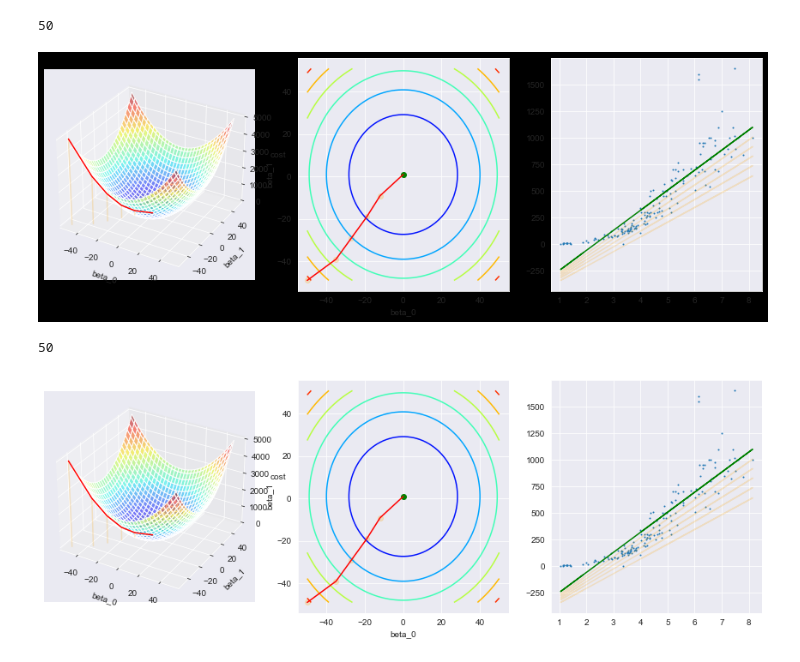
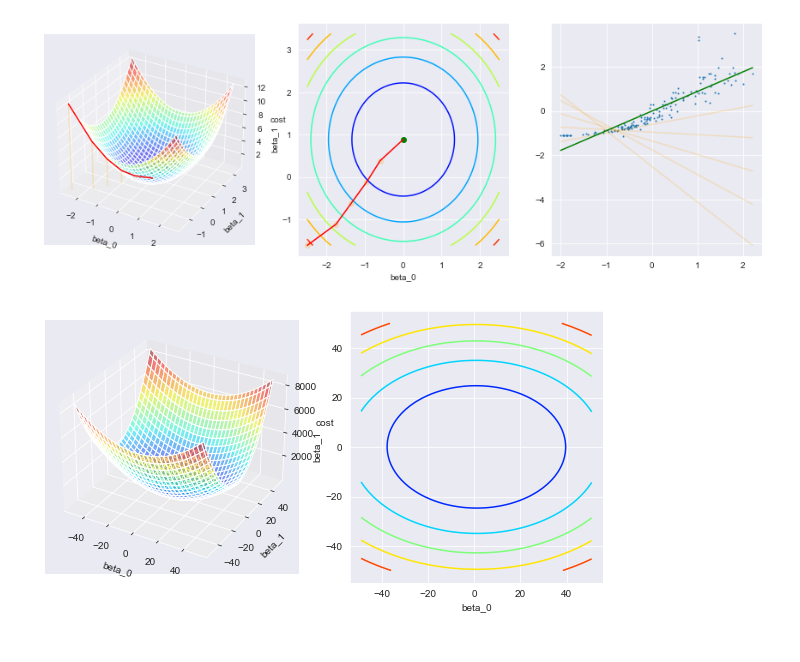
Before and after one commit to benikm91/cas_machine-learning-slides, a Jupyter notebook: code-examples/plots/regression/gradient_descent_plots.ipynb, the cells around one changed output. Drawn from its saved outputs; the diff is of its cells as text; code cells hidden in the pictures.

```diff
--- a/code-examples/plots/regression/gradient_descent_plots.ipynb
+++ b/code-examples/plots/regression/gradient_descent_plots.ipynb
@@ -146,0 +135,6 @@ print(bbeta_0, bbeta_1)
+# %%
+model = LinearRegression()
+model.fit(X_norm, y)
+bbeta_0 = model.intercept_[0]
+bbeta_1 = model.coef_[0][0]
+print(bbeta_0, bbeta_1)
@@ -147,3 +143,8 @@ print(bbeta_0, bbeta_1)
+# %%
+bbeta_0_deltas = list(map(lambda x: x / 2, [5, 3.5, 2.7, 1.9, 1.2, 0]))
+bbeta_1_deltas = list(map(lambda x: x / 2, [5, 4.0, 3.0, 2.0, 1.0, 0]))
+# %%
+beta_delta = max(bbeta_0_deltas + bbeta_1_deltas)
 # %%
 fig = plt.figure(figsize=(10, 5))
 ax = fig.add_subplot(1, 2, 1, projection='3d')
@@ -160,31 +160,29 @@ plt.show()
 # %%
-def plot_gradient_descent(bbeta_1, bbeta_2, X, y, bbeta_1_deltas = None, bbeta_2_deltas = None, beta_delta = 50):
+def plot_gradient_descent(bbeta_0, bbeta_1, X, y, bbeta_0_deltas = None, bbeta_1_deltas = None, beta_delta = 0, get_model = None):
     """
     WARNING: This function does only visualize how gradient descent works.
     The actual plots are a lie :D and do not depend on each other.
     """
 
+    bbeta_0_deltas = bbeta_0_deltas or []
     bbeta_1_deltas = bbeta_1_deltas or []
-    bbeta_2_deltas = bbeta_2_deltas or []
 
     fig = plt.figure(figsize=(15, 5), facecolor='white')
     ax = fig.add_subplot(1, 3, 1, projection='3d')
-    plot_J(ax, bbeta_1, bbeta_2, X, y, bbeta_1_deltas, bbeta_2_deltas, beta_delta)
+    plot_J(ax, bbeta_0, bbeta_1, X, y, bbeta_0_deltas, bbeta_1_deltas, beta_delta, get_model)
     ax_contour = fig.add_subplot(1, 3, 2)
     ax_contour.set_xlim(ax.get_xlim())
     ax_contour.set_ylim(ax.get_ylim())
-    plot_J_contour(ax_contour, bbeta_1, bbeta_2, X, y, bbeta_1_deltas, bbeta_2_deltas, beta_delta)
+    plot_J_contour(ax_contour, bbeta_0, bbeta_1, X, y, bbeta_0_deltas, bbeta_1_deltas, beta_delta, get_model)
     ax = fig.add_subplot(1, 3, 3)
-    ax.scatter(df['width (cm)'], df['weight (g)'], s=1)
 
-    X, y = df[['width (cm)']], df['weight (g)']
-    for bbeta_1_delta, bbeta_2_delta in zip(bbeta_1_deltas, bbeta_2_deltas):
-        model = LinearRegression()
-        model.fit(X, y)
-        model.intercept_ -= bbeta_1_delta
-        model.coef_ -= bbeta_2_delta
-        if bbeta_1_delta != bbeta_1_deltas[-1]:
-            ax.plot(df['width (cm)'], model.predict(df[['width (cm)']]), c='orange', alpha=0.2)
+    ax.scatter(X, y, s=1)
+
+    for bbeta_0_delta, bbeta_1_delta in zip(bbeta_0_deltas, bbeta_1_deltas):
+        model = get_model(bbeta_0 - bbeta_0_delta, bbeta_1 - bbeta_1_delta)
+        sx = np.sort(X, axis=0)
+        if bbeta_0_delta != bbeta_0_deltas[-1]:
+            ax.plot(sx, model(sx), c='orange', alpha=0.2)
         else:
-            ax.plot(df['width (cm)'], model.predict(df[['width (cm)']]), c='green')
+            ax.plot(sx, model(sx), c='green')
 # %%
@@ -233,9 +224,6 @@ plt.show()
 # %%
-plot_gradient_descent(bbeta_0, bbeta_1, X_norm, y, [50, 35, 27, 19, 12, 0], [50, 40, 30, 20, 10, 0])
+plot_gradient_descent(bbeta_0, bbeta_1, X_norm, y, bbeta_0_deltas, bbeta_1_deltas, get_model=get_linear_model)
 plt.savefig(os.path.join(out_dir, 'gradient_descent_step_5.png'))
 plt.show()
 # %% [output]
-50
-[figure, old version]
+[figure, new version]
-50
-[figure, removed]
@@ -241,0 +235,18 @@ plt.show()
+# %%
+def get_non_linear_model(beta_0, beta_1):
+    def model(xs):
+        # return np.cos(beta_0 / 10) + np.cos(beta_1 / 10) * xs[:, 0]
+        return beta_0 * xs[:, 0] + beta_1 * np.power(xs[:, 0], 2)
+    return model
+
+fig = plt.figure(figsize=(10, 5))
+ax = fig.add_subplot(1, 2, 1, projection='3d')
+plot_J(ax, bbeta_0, bbeta_1, X_norm, y, beta_delta=50, get_model=get_non_linear_model)
+ax2d = fig.add_subplot(1, 2, 2)
+ax2d.set_xlim(ax.get_xlim())
+ax2d.set_ylim(ax.get_ylim())
+plot_J_contour(ax2d, bbeta_0, bbeta_1, X_norm, y, beta_delta=50, get_model=get_non_linear_model)
+plt.savefig(os.path.join(out_dir, 'gradient_descent_cost_function_non_convex.png'))
+plt.show()
+# %% [output]
+[figure, added]
```
Also changed, not shown: parts of 13 cells of this notebook, 17 other files.
